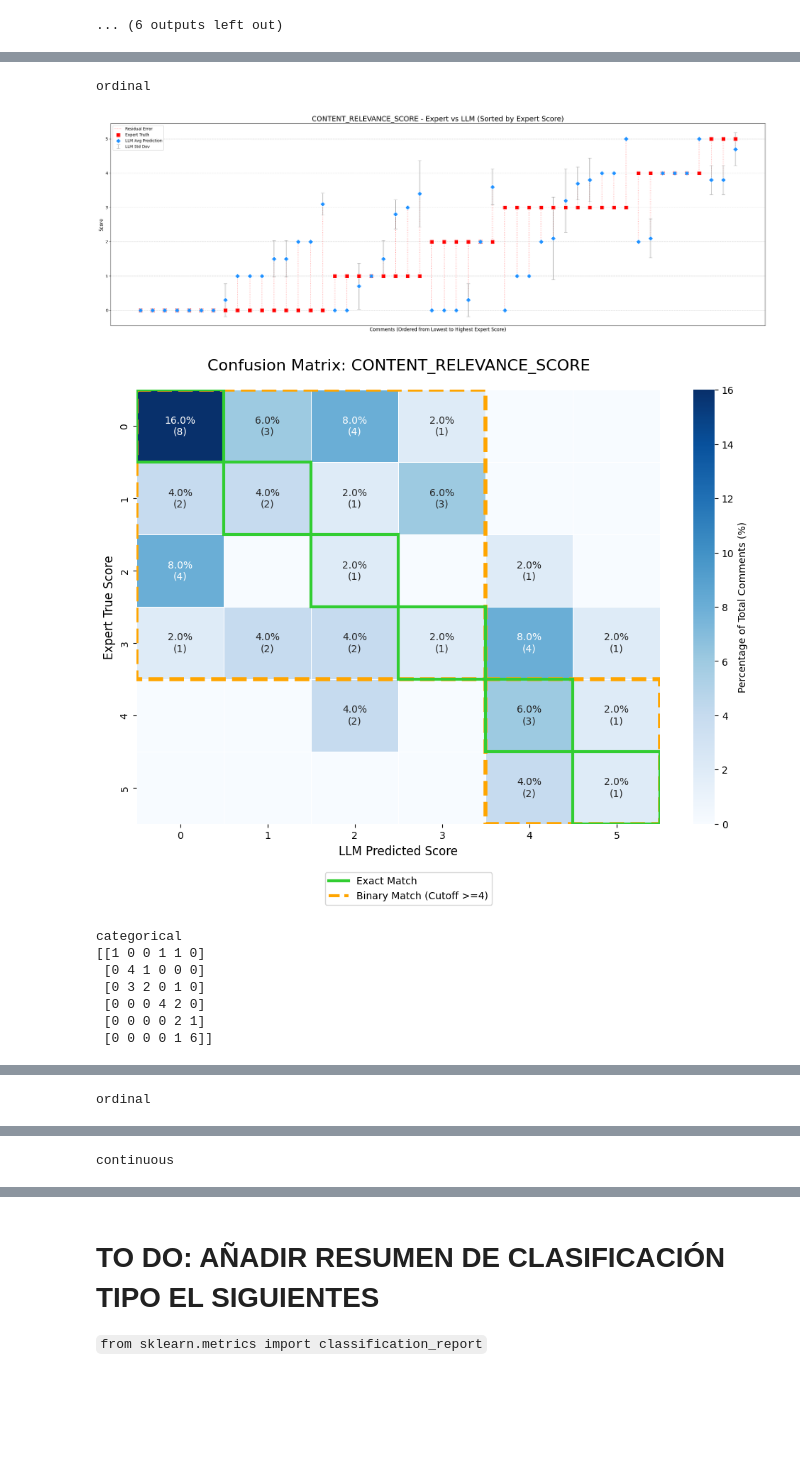
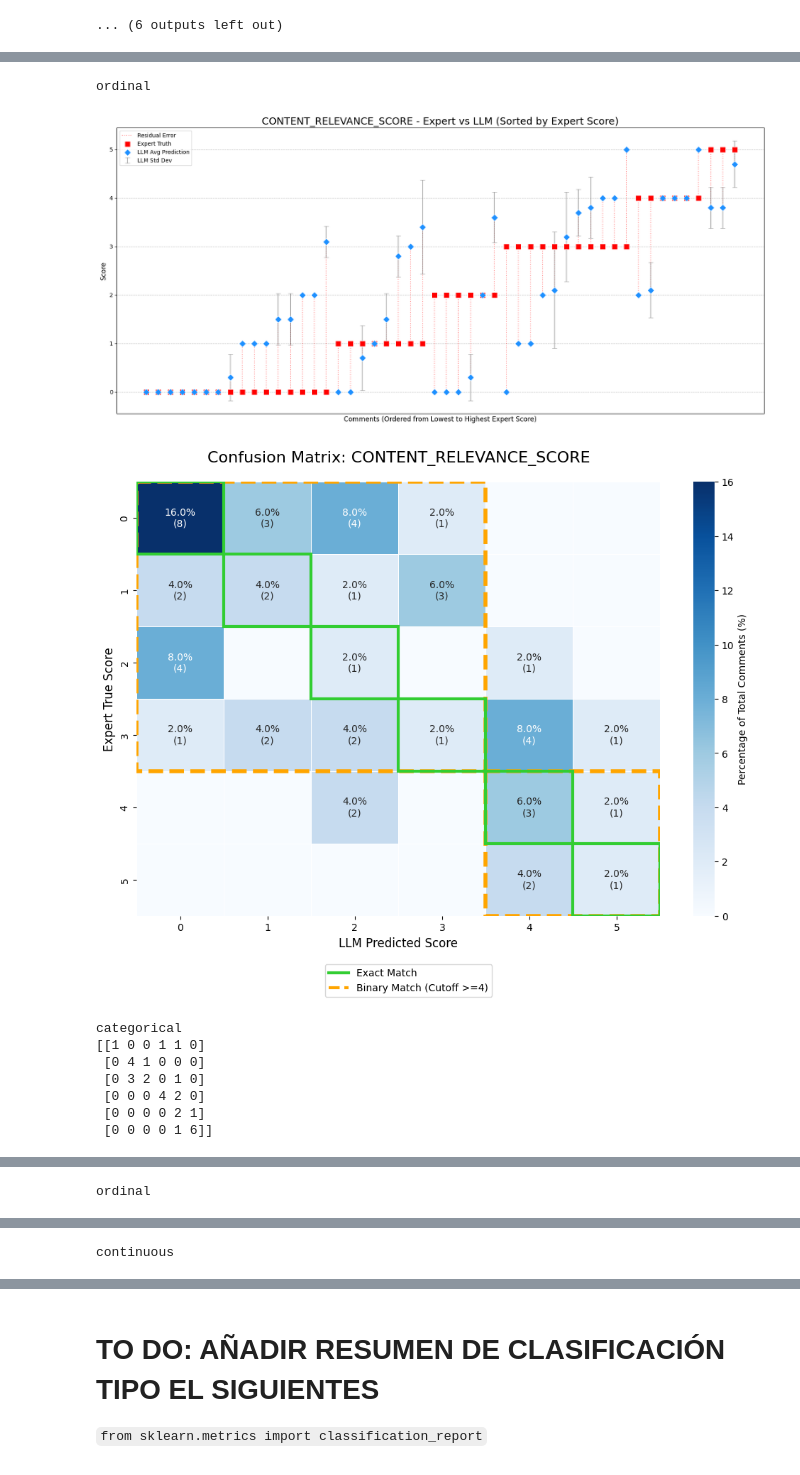
Before and after one commit to FabioScielzoOrtiz/gaza-reddit-polarization, a Jupyter notebook: src/notebooks/features_generation_validation_analysis.ipynb, the cells around one changed output, grey strips where cells are left out. Cells and saved outputs as stored; diff of their text form; code cells hidden in the pictures; blank space fills up the shorter version.

```diff
--- a/src/notebooks/features_generation_validation_analysis.ipynb
+++ b/src/notebooks/features_generation_validation_analysis.ipynb
@@ -156,6 +156,7 @@ for feature_name in feature_names:
 
             # --- B. MÉTRICAS DE VARIABILIDAD (Consistencia Intra-LLM) ---
             # Usamos el .mean() nativo del DataFrame que ignora los nulos automáticamente
+            std = true_predicted_values_df[feature_name]['predicted_values_std'].mean()
             cv_std = true_predicted_values_df[feature_name]['predicted_values_cv_std'].mean()
             cv_qnt = true_predicted_values_df[feature_name]['predicted_values_cv_quantiles'].mean()
             cv_rng = true_predicted_values_df[feature_name]['predicted_values_cv_range'].mean()
@@ -163,11 +164,13 @@ for feature_name in feature_names:
 
             # Salvaguarda: si toda la columna era nula, mean() devuelve None o NaN.
             # Lo pasamos a 0.0 para que no falle el formateo del print (.2%)
+            std = std if std is not None and not np.isnan(std) else 0.0
             cv_std = cv_std if cv_std is not None and not np.isnan(cv_std) else 0.0
             cv_qnt = cv_qnt if cv_qnt is not None and not np.isnan(cv_qnt) else 0.0
             cv_rng = cv_rng if cv_rng is not None and not np.isnan(cv_rng) else 0.0
 
             print(f"\n  ⚖️ Estabilidad del Modelo (Fluctuación entre sus propias iteraciones):")
+            print(f"     - std Predictions: {std:.2%}")
             print(f"     - coefficient of variation Predictions (Std Dev): {cv_std:.2%}")
             print(f"     - coefficient of variation Predictions(Cuartiles): {cv_qnt:.2%}")
             print(f"     - coefficient of variation Predictions(Rango): {cv_rng:.2%}")
@@ -218,7 +221,7 @@ for feature_name in feature_names:
 
             # --- A. SCATTER PLOT ORDENADO (Staircase Plot) ---
             df_sorted = df_feat_unique.sort([feature_name, "predicted_values_mean"]).with_row_index(name="plot_index")
-            plt.figure(figsize=(24, 8))
+            plt.figure(figsize=(17, 8))
 
             plot_idx = df_sorted["plot_index"].to_numpy()
             y_mean = df_sorted["predicted_values_mean"].to_numpy()
@@ -240,6 +243,8 @@ for feature_name in feature_names:
             plt.grid(axis='y', linestyle='--', alpha=0.7)
             plt.legend(loc='upper left')
             plt.tight_layout()
+            save_path = os.path.join(validation_results_dir, f'lineplot_{feature_name}.jpg')
+            plt.savefig(save_path, dpi=300, bbox_inches="tight")
             plt.show()
 
             # --- B. MATRIZ DE CONFUSIÓN CON % Y CUADRANTES BINARIOS ---
@@ -294,6 +299,8 @@ for feature_name in feature_names:
                 plt.ylabel("Expert True Score", fontsize=12)
 
                 plt.tight_layout()
+                save_path = os.path.join(validation_results_dir, f'confusion_matrix_{feature_name}.jpg')
+                plt.savefig(save_path, dpi=300, bbox_inches="tight")
                 plt.show()
 
         # =====================================================================
@@ -348,34 +355,36 @@ for feature_name in feature_names:
                             continue
 
                         start = idxs[0]
                         size  = len(idxs)
 
                         ax.add_patch(patches.Rectangle(
                             (start, start), size, size,
                             fill=False, edgecolor=cfg['color'], lw=4, ls='--', zorder=9
                         ))
                         legend_handles.append(
                             mlines.Line2D([], [], color=cfg['color'], lw=3, linestyle='--', label=cfg['label'])
                         )
 
                     ax.legend(handles=legend_handles, loc='upper left', bbox_to_anchor=(0.0, -0.15), ncol=2)
 
                 else:
                     pure_hit_line = mlines.Line2D([], [], color='limegreen', lw=3, label='Exact Match')
                     ax.legend(handles=[pure_hit_line], loc='upper left', bbox_to_anchor=(0.35, -0.1))
 
                 plt.title(f"Categorical Confusion Matrix: {feature_name.upper()}", fontsize=16, pad=20)
                 plt.xlabel("LLM Predicted Category", fontsize=12)
                 plt.ylabel("Expert True Category", fontsize=12)
                 plt.xticks(rotation=45, ha='right')
 
                 plt.tight_layout()
+                save_path = os.path.join(validation_results_dir, f'confusion_matrix_{feature_name}.jpg')
+                plt.savefig(save_path, dpi=300, bbox_inches="tight")
                 plt.show()
     except Exception as e:
         print(f"Exception: {e}")
 # %% [output]
 ordinal
-[figure, old version]
+[figure, new version]
 [figure]
 categorical
 [[1 0 0 1 1 0]
```
Also changed, not shown: parts of 2 cells of this notebook, 11 other files.
